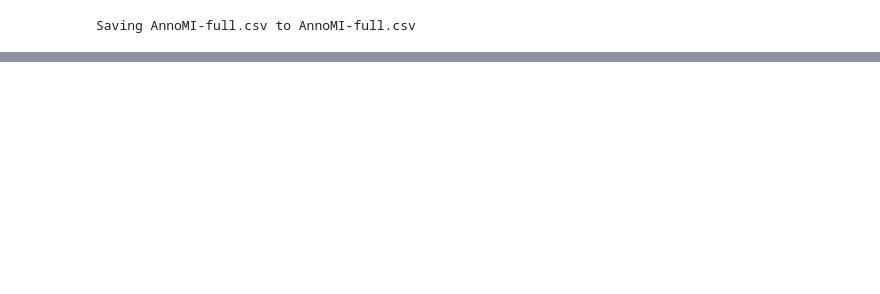
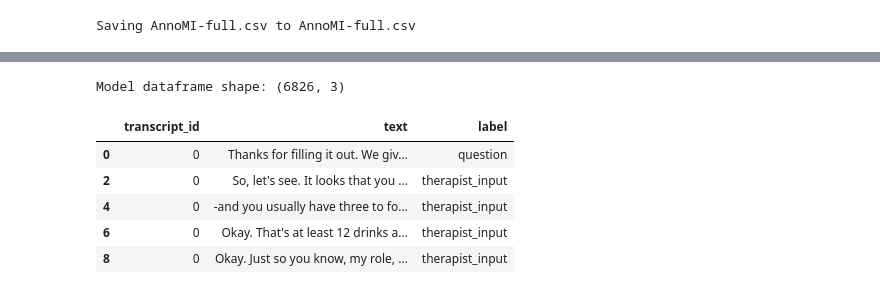
Before and after one commit to mthudangn/conversational-psychotherapy-fidelity, a Jupyter notebook: notebooks/thesis_pipeline.ipynb, the cells around one changed output, grey strips where cells are left out. Drawn from its saved outputs; the diff is of its cells as text; code cells hidden in the pictures; blank space fills up the shorter version.

```diff
--- a/notebooks/thesis_pipeline.ipynb
+++ b/notebooks/thesis_pipeline.ipynb
@@ -29,0 +215,22 @@ Dataset shape: (13551, 18)
+# %%
+model_df = therapist_df[[
+    "transcript_id",
+    "utterance_text",
+    "main_therapist_behaviour"
+]].copy()
+
+model_df = model_df.rename(columns={
+    "utterance_text": "text",
+    "main_therapist_behaviour": "label"
+})
+
+print("Model dataframe shape:", model_df.shape)
+display(model_df.head())
+# %% [output]
+Model dataframe shape: (6826, 3)
+|  | transcript_id | text | label |
+| 0 | 0 | Thanks for filling it out. We giv... | question |
+| 2 | 0 | So, let's see. It looks that you ... | therapist_input |
+| 4 | 0 | -and you usually have three to fo... | therapist_input |
+| 6 | 0 | Okay. That's at least 12 drinks a... | therapist_input |
+| 8 | 0 | Okay. Just so you know, my role, ... | therapist_input |
```
Also changed, not shown: parts of 14 cells of this notebook.
